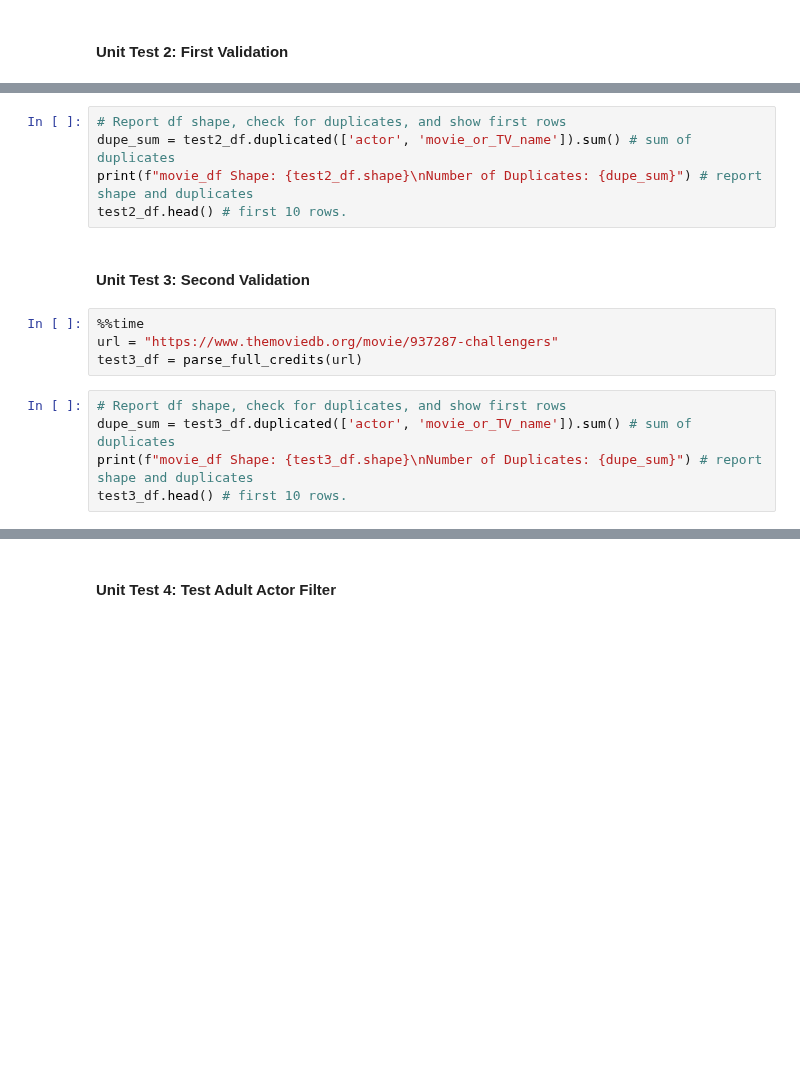
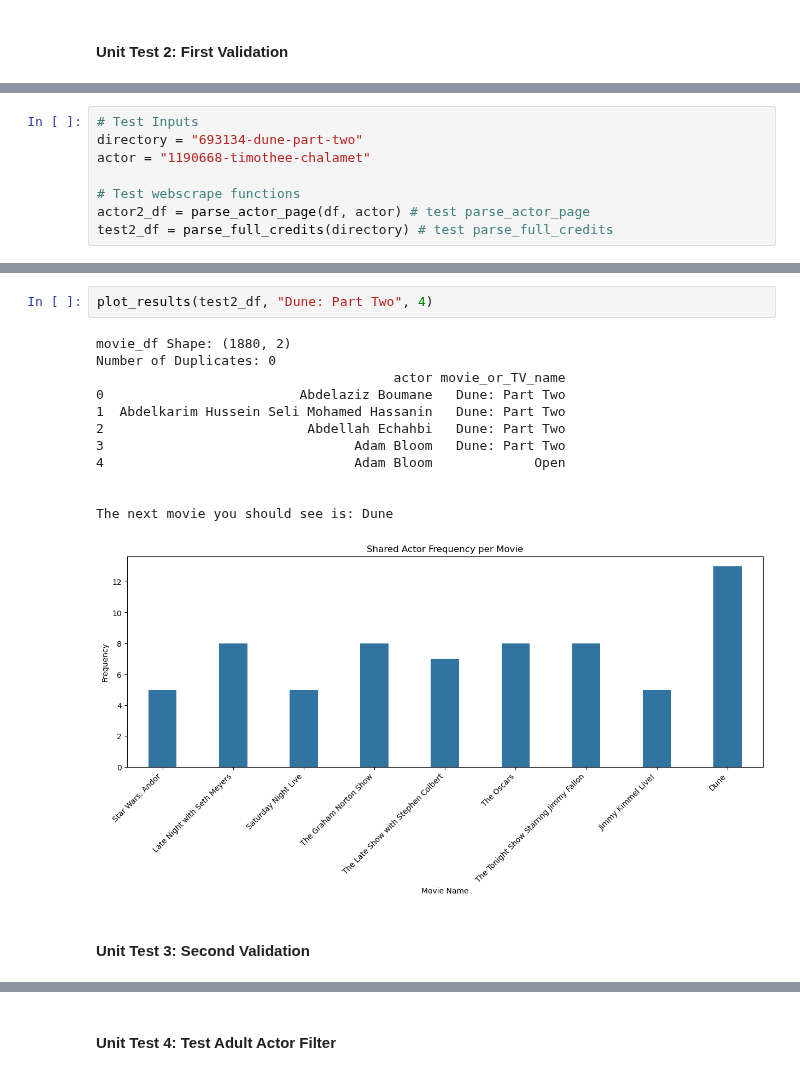
Before and after one commit to taylorswrite/biostat-203c-2024-spring, a Jupyter notebook: hw5/hw5.ipynb, the cells around one changed output, grey strips where cells are left out. Cells and saved outputs as stored; diff of their text form; blank space fills up the shorter version.

```diff
--- a/hw5/hw5.ipynb
+++ b/hw5/hw5.ipynb
@@ -374,0 +447,8 @@ test2_df = parse_full_credits(url)
+# %%
+# Test Inputs
+directory = "693134-dune-part-two"
+actor = "1190668-timothee-chalamet"
+
+# Test webscrape functions
+actor2_df = parse_actor_page(df, actor) # test parse_actor_page
+test2_df = parse_full_credits(directory) # test parse_full_credits
@@ -375,16 +466,17 @@ test2_df = parse_full_credits(url)
 # %%
-# Report df shape, check for duplicates, and show first rows
-dupe_sum = test2_df.duplicated(['actor', 'movie_or_TV_name']).sum() # sum of duplicates
-print(f"movie_df Shape: {test2_df.shape}\nNumber of Duplicates: {dupe_sum}") # report shape and duplicates
-test2_df.head() # first 10 rows.
+plot_results(test2_df, "Dune: Part Two", 4)
+# %% [output]
+movie_df Shape: (1880, 2)
+Number of Duplicates: 0
+                                      actor movie_or_TV_name
+0                         Abdelaziz Boumane   Dune: Part Two
+1  Abdelkarim Hussein Seli Mohamed Hassanin   Dune: Part Two
+2                          Abdellah Echahbi   Dune: Part Two
+3                                Adam Bloom   Dune: Part Two
+4                                Adam Bloom             Open
+
+
+The next movie you should see is: Dune
+[figure, added]
 # %% [markdown]
 #### Unit Test 3: Second Validation
-# %%
-%%time
-url = "https://www.themoviedb.org/movie/937287-challengers"
-test3_df = parse_full_credits(url)
-# %%
-# Report df shape, check for duplicates, and show first rows
-dupe_sum = test3_df.duplicated(['actor', 'movie_or_TV_name']).sum() # sum of duplicates
-print(f"movie_df Shape: {test3_df.shape}\nNumber of Duplicates: {dupe_sum}") # report shape and duplicates
-test3_df.head() # first 10 rows.
```
Also changed, not shown: parts of 20 cells of this notebook, 1 other file.
